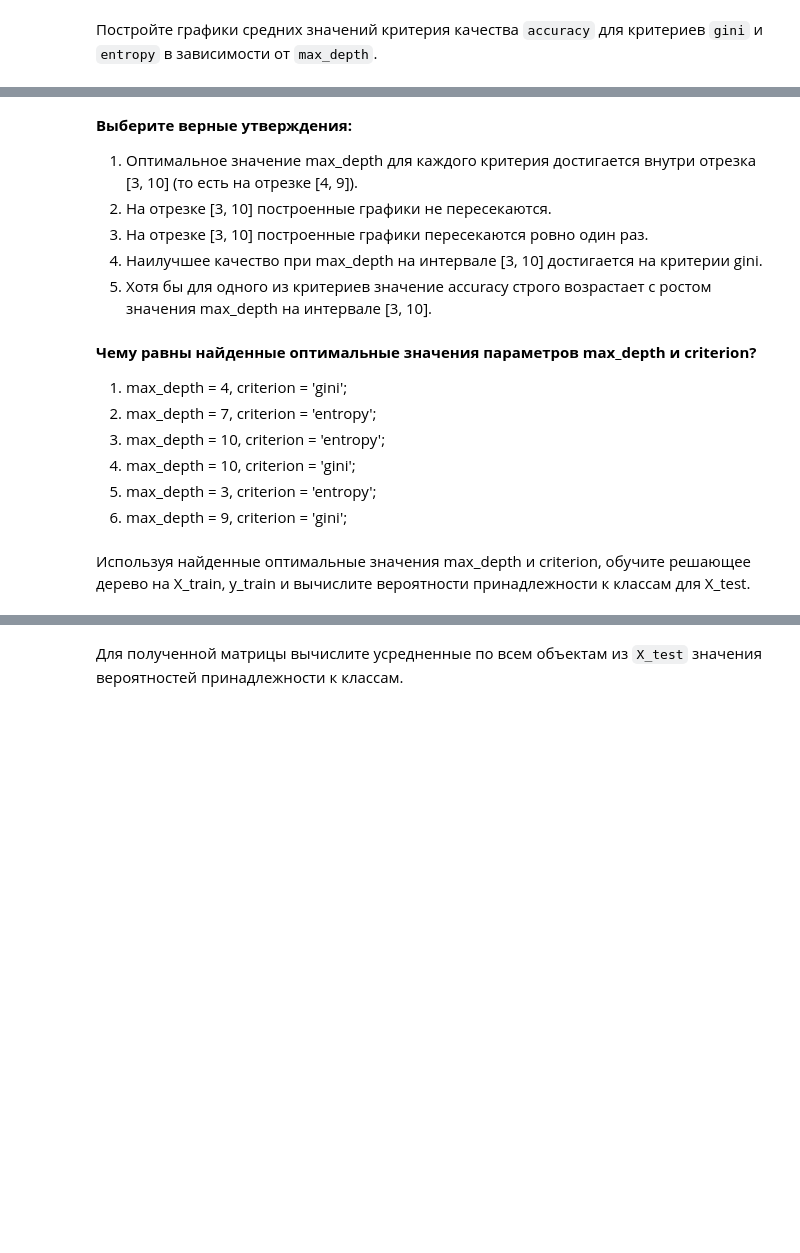
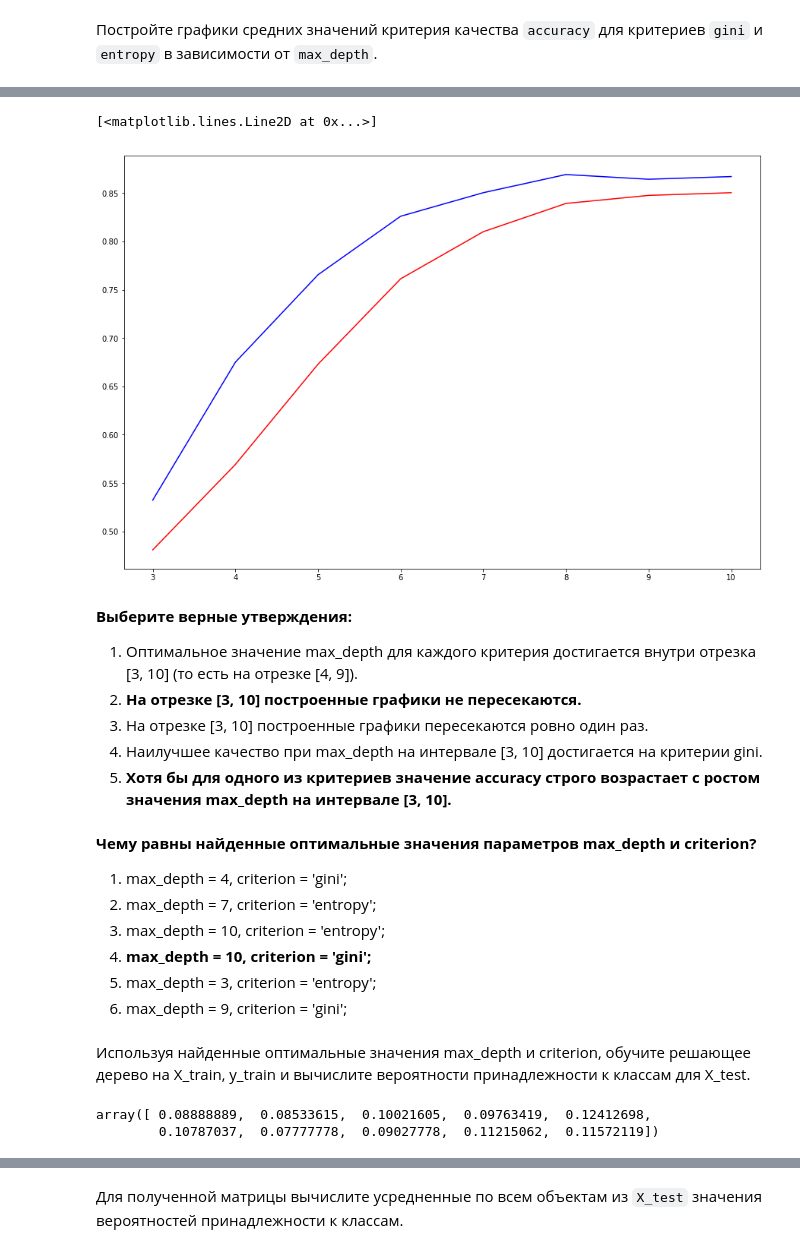
Before and after one commit to tarnenok/mlcourse_open, a Jupyter notebook: jupyter_notebooks/topic03_decision_trees_knn/hw3_session2_optional_implement_dt.ipynb, the cells around one changed output, grey strips where cells are left out. Drawn from its saved outputs; the diff is of its cells as text; code cells hidden in the pictures; blank space fills up the shorter version.

Commit message:
charts for optimal hm

```diff
--- a/jupyter_notebooks/topic03_decision_trees_knn/hw3_session2_optional_implement_dt.ipynb
+++ b/jupyter_notebooks/topic03_decision_trees_knn/hw3_session2_optional_implement_dt.ipynb
@@ -84,9 +84,9 @@ class DecisionTree(BaseEstimator):
         self.debug = debug
         self.root = Node((None, None, None))
         self.tree_type = tree_type
-        if tree_type == 'classification':
+        if tree_type == 'classification' and criterion is None:
             criterion = 'gini'
-        elif tree_type == 'regression':
+        elif tree_type == 'regression' and criterion is None:
             criterion = 'variance'
         if criterion is 'gini':
             self.criterion_func = gini
@@ -215,0 +211,11 @@ accuracy_score(tree_c.predict(X_train), y_train)
+# %%
+from sklearn.tree import DecisionTreeClassifier
+params = {
+    'max_depth': range(3, 11),
+    'criterion': ['gini', 'entropy'],
+
+}
+tree = DecisionTreeClassifier()
+grid_cv = GridSearchCV(tree, params, cv=5, scoring='accuracy')
+grid_cv.fit(X_train, y_train)
+grid_cv.cv_results_
@@ -216,16 +240,23 @@ accuracy_score(tree_c.predict(X_train), y_train)
+# %%
+plt.figure(figsize=(15, 10))
+plt.plot([item['max_depth'] for item in grid_cv.cv_results_['params'][:8]], grid_cv.cv_results_['mean_test_score'][:8], 'r')
+plt.plot([item['max_depth'] for item in grid_cv.cv_results_['params'][8:]], grid_cv.cv_results_['mean_test_score'][8:], 'b')
+# %% [output]
+[<matplotlib.lines.Line2D at 0x...>]
+[figure, added]
 # %% [markdown]
 **Выберите верные утверждения:**
 1. Оптимальное значение max_depth для каждого критерия достигается внутри отрезка [3, 10] (то есть на отрезке [4, 9]).
-2. На отрезке [3, 10] построенные графики не пересекаются.
+2. **На отрезке [3, 10] построенные графики не пересекаются.**
 3. На отрезке [3, 10] построенные графики пересекаются ровно один раз.
 4. Наилучшее качество при max_depth на интервале [3, 10] достигается на критерии gini.
-5. Хотя бы для одного из критериев значение accuracy строго возрастает с ростом значения max_depth на интервале [3, 10].
+5. **Хотя бы для одного из критериев значение accuracy строго возрастает с ростом значения max_depth на интервале [3, 10].**
 # %% [markdown]
 **Чему равны найденные оптимальные значения параметров max_depth и criterion?**
 1. max_depth = 4, criterion = 'gini';
 2. max_depth = 7, criterion = 'entropy';
 3. max_depth = 10, criterion = 'entropy';
-4. max_depth = 10, criterion = 'gini';
+4. **max_depth = 10, criterion = 'gini';**
 5. max_depth = 3, criterion = 'entropy';
 6. max_depth = 9, criterion = 'gini';
 # %% [markdown]
@@ -234,0 +264,5 @@ accuracy_score(tree_c.predict(X_train), y_train)
+# %%
+np.mean(grid_cv.best_estimator_.predict_proba(X_test), axis=0)
+# %% [output]
+array([ 0.08888889,  0.08533615,  0.10021605,  0.09763419,  0.12412698,
+        0.10787037,  0.07777778,  0.09027778,  0.11215062,  0.11572119])
```
Also changed, not shown: parts of 5 cells of this notebook.
